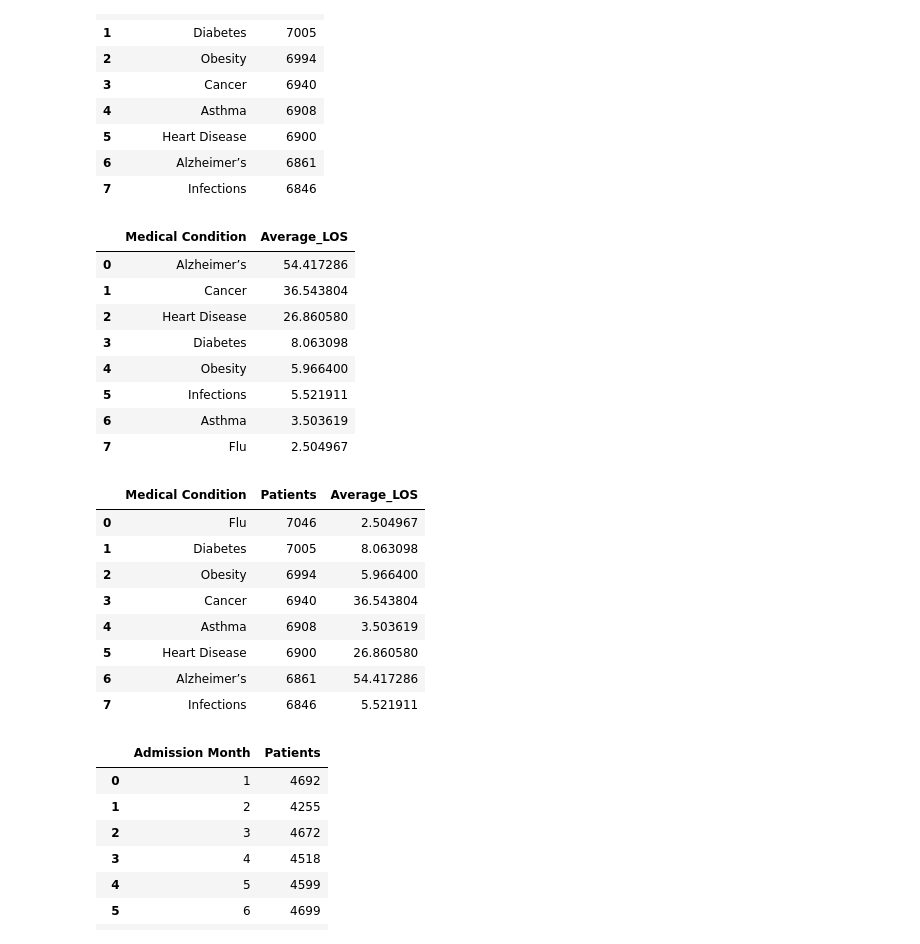
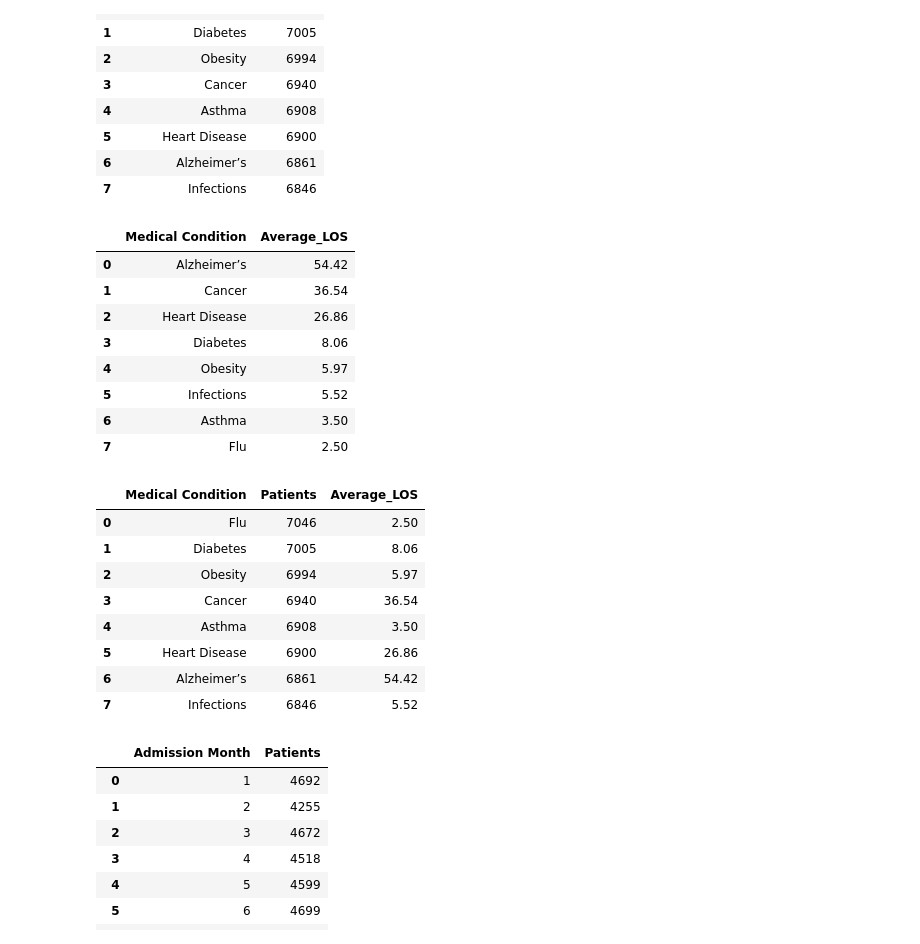
Before and after one commit to Srikhanth14/Data_Analysis_Projects, a Jupyter notebook: HealthCare_Resource_Optimization.ipynb, the cells around one changed output. Saved outputs shown, nothing was run; the diff lists cells and outputs as text; code cells hidden in the pictures.

```diff
--- a/HealthCare_Resource_Optimization.ipynb
+++ b/HealthCare_Resource_Optimization.ipynb
@@ -1040,26 +1040,28 @@ Medical_Condition_Patient_Distribution
 # %%
 #Medical Condition Average LOS
 query='''SELECT
                 [Medical Condition],
                 Avg([Length of Stay]) AS 'Average_LOS'
           FROM Healthcare_Data
           GROUP BY [Medical Condition]
           ORDER BY Average_LOS DESC'''
 
 
 Medical_Condition_Average_LOS = pd.read_sql_query(query,connection)
 
+Medical_Condition_Average_LOS['Average_LOS'] = Medical_Condition_Average_LOS['Average_LOS'].round(2)
+
 Medical_Condition_Average_LOS
 # %% [output]
 |  | Medical Condition | Average_LOS |
-| 0 | Alzheimer’s | 54.417286 |
-| 1 | Cancer | 36.543804 |
-| 2 | Heart Disease | 26.860580 |
-| 3 | Diabetes | 8.063098 |
-| 4 | Obesity | 5.966400 |
-| 5 | Infections | 5.521911 |
-| 6 | Asthma | 3.503619 |
-| 7 | Flu | 2.504967 |
+| 0 | Alzheimer’s | 54.42 |
+| 1 | Cancer | 36.54 |
+| 2 | Heart Disease | 26.86 |
+| 3 | Diabetes | 8.06 |
+| 4 | Obesity | 5.97 |
+| 5 | Infections | 5.52 |
+| 6 | Asthma | 3.50 |
+| 7 | Flu | 2.50 |
 # %%
 #Medical Condition Workload Analysis
 query='''SELECT
@@ -1073,17 +1075,19 @@ query='''SELECT
 
 Medical_Condition_Workload_Analysis = pd.read_sql_query(query,connection)
 
+Medical_Condition_Workload_Analysis['Average_LOS'] = Medical_Condition_Workload_Analysis['Average_LOS'].round(2)
+
 Medical_Condition_Workload_Analysis
 # %% [output]
 |  | Medical Condition | Patients | Average_LOS |
-| 0 | Flu | 7046 | 2.504967 |
-| 1 | Diabetes | 7005 | 8.063098 |
-| 2 | Obesity | 6994 | 5.966400 |
-| 3 | Cancer | 6940 | 36.543804 |
-| 4 | Asthma | 6908 | 3.503619 |
-| 5 | Heart Disease | 6900 | 26.860580 |
-| 6 | Alzheimer’s | 6861 | 54.417286 |
-| 7 | Infections | 6846 | 5.521911 |
+| 0 | Flu | 7046 | 2.50 |
+| 1 | Diabetes | 7005 | 8.06 |
+| 2 | Obesity | 6994 | 5.97 |
+| 3 | Cancer | 6940 | 36.54 |
+| 4 | Asthma | 6908 | 3.50 |
+| 5 | Heart Disease | 6900 | 26.86 |
+| 6 | Alzheimer’s | 6861 | 54.42 |
+| 7 | Infections | 6846 | 5.52 |
 # %%
 #Monthly Admission Trend
 query='''SELECT
```
Also changed, not shown: parts of 3 cells of this notebook.
